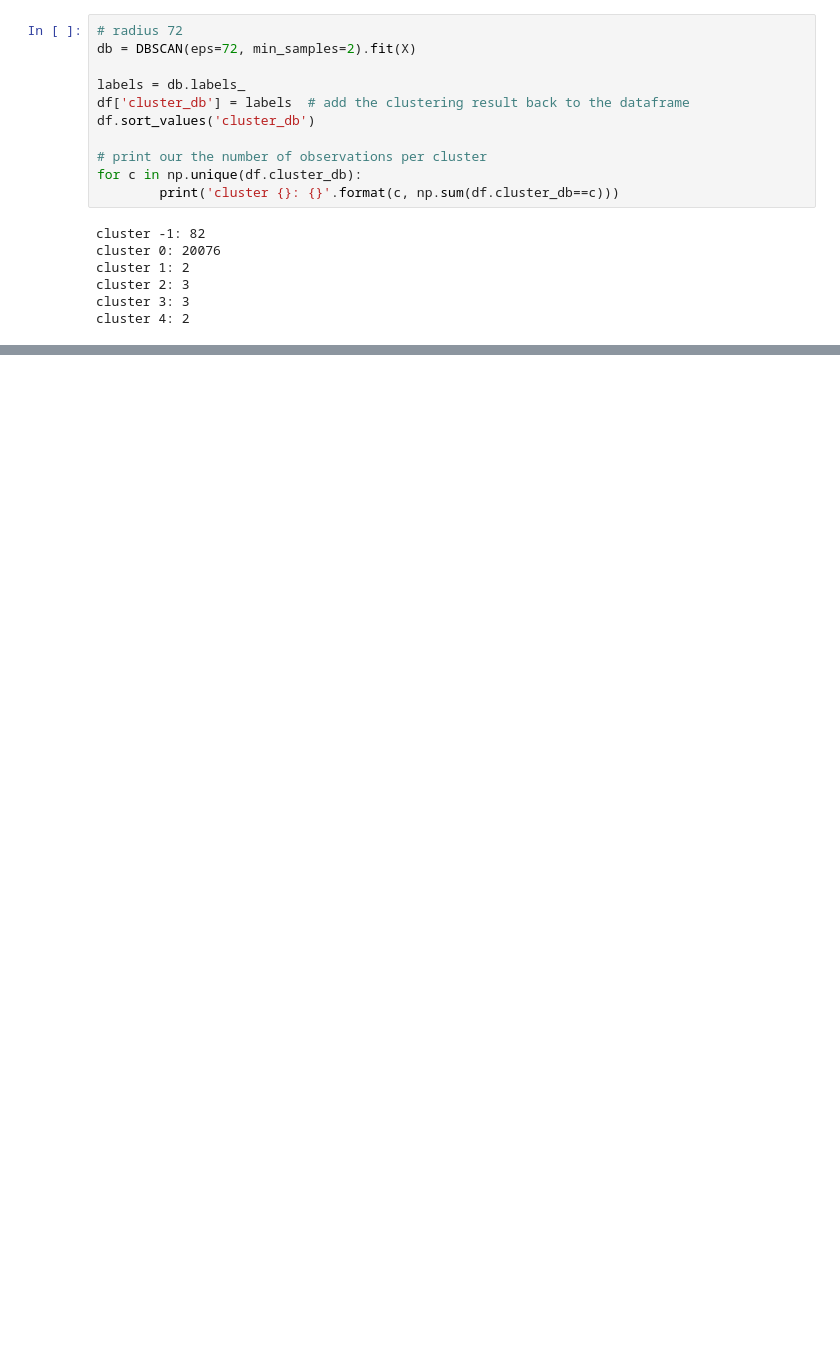
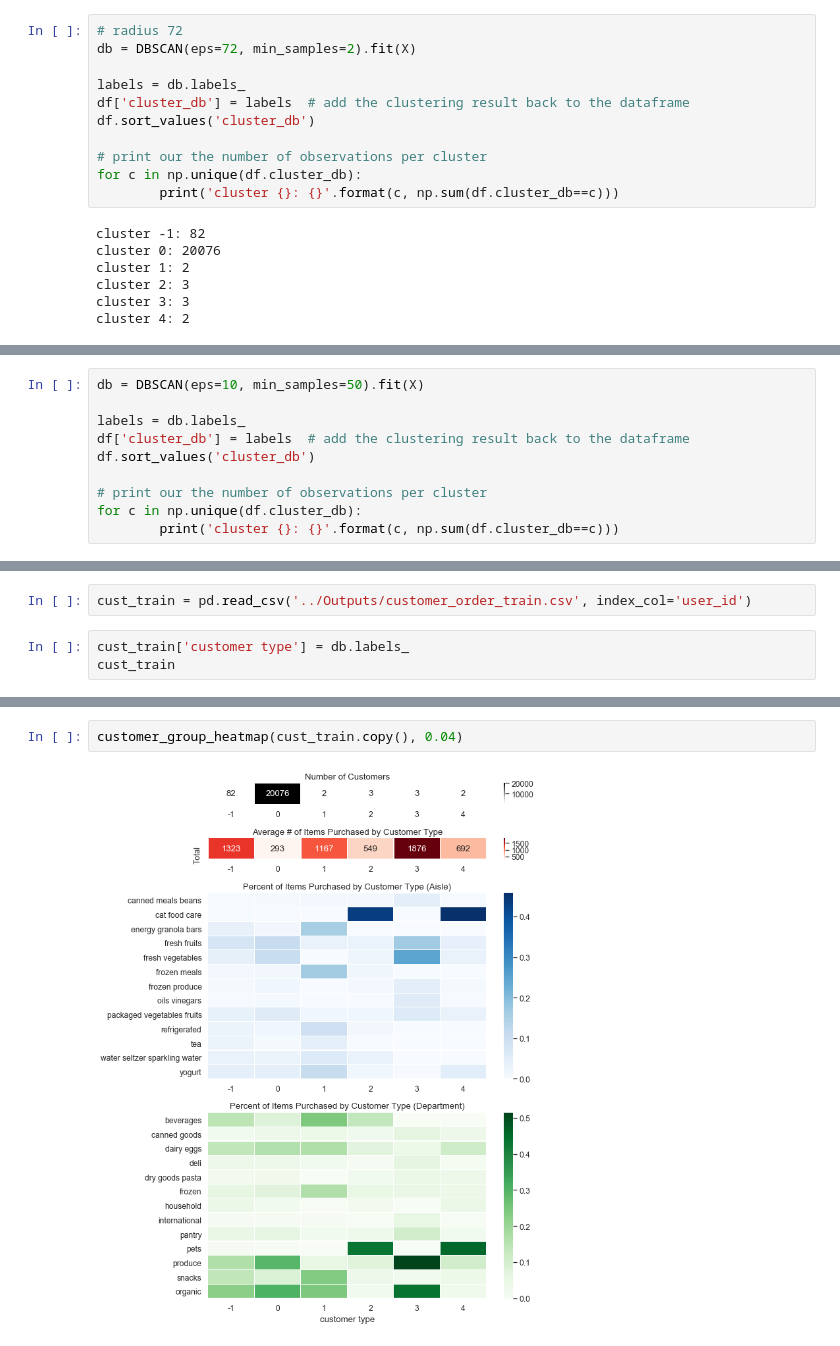
Before and after one commit to arthurcw/NWDS_Instacart, a Jupyter notebook: CustomerSegmentation/3_DBSCAN.ipynb, the cells around one changed output, grey strips where cells are left out. Saved outputs shown, nothing was run; the diff lists cells and outputs as text; blank space fills up the shorter version.

Commit message:
added dbscan purchase heat map

```diff
--- a/CustomerSegmentation/3_DBSCAN.ipynb
+++ b/CustomerSegmentation/3_DBSCAN.ipynb
@@ -306,0 +334,10 @@ Thus, we think DBSCAN may not be the appropriate method to cluster our dataset.
+# %%
+db = DBSCAN(eps=10, min_samples=50).fit(X)
+
+labels = db.labels_
+df['cluster_db'] = labels  # add the clustering result back to the dataframe
+df.sort_values('cluster_db')
+
+# print our the number of observations per cluster
+for c in np.unique(df.cluster_db):
+        print('cluster {}: {}'.format(c, np.sum(df.cluster_db==c)))
@@ -306,0 +353,5 @@ Thus, we think DBSCAN may not be the appropriate method to cluster our dataset.
+# %%
+cust_train = pd.read_csv('../Outputs/customer_order_train.csv', index_col='user_id')
+# %%
+cust_train['customer type'] = db.labels_
+cust_train
@@ -306,0 +431,4 @@ Thus, we think DBSCAN may not be the appropriate method to cluster our dataset.
+# %%
+customer_group_heatmap(cust_train.copy(), 0.04)
+# %% [output]
+[figure, added]
```
Also changed, not shown: parts of 21 cells of this notebook, 1 other file.
